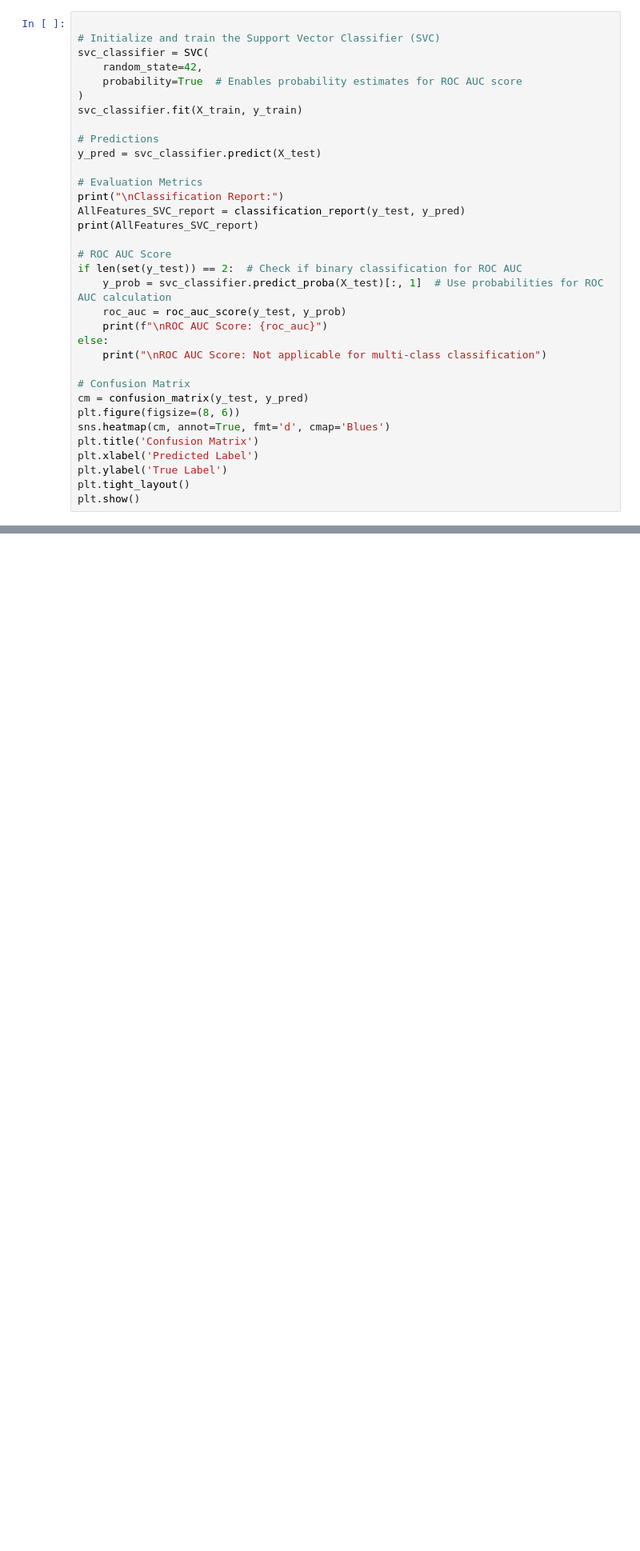
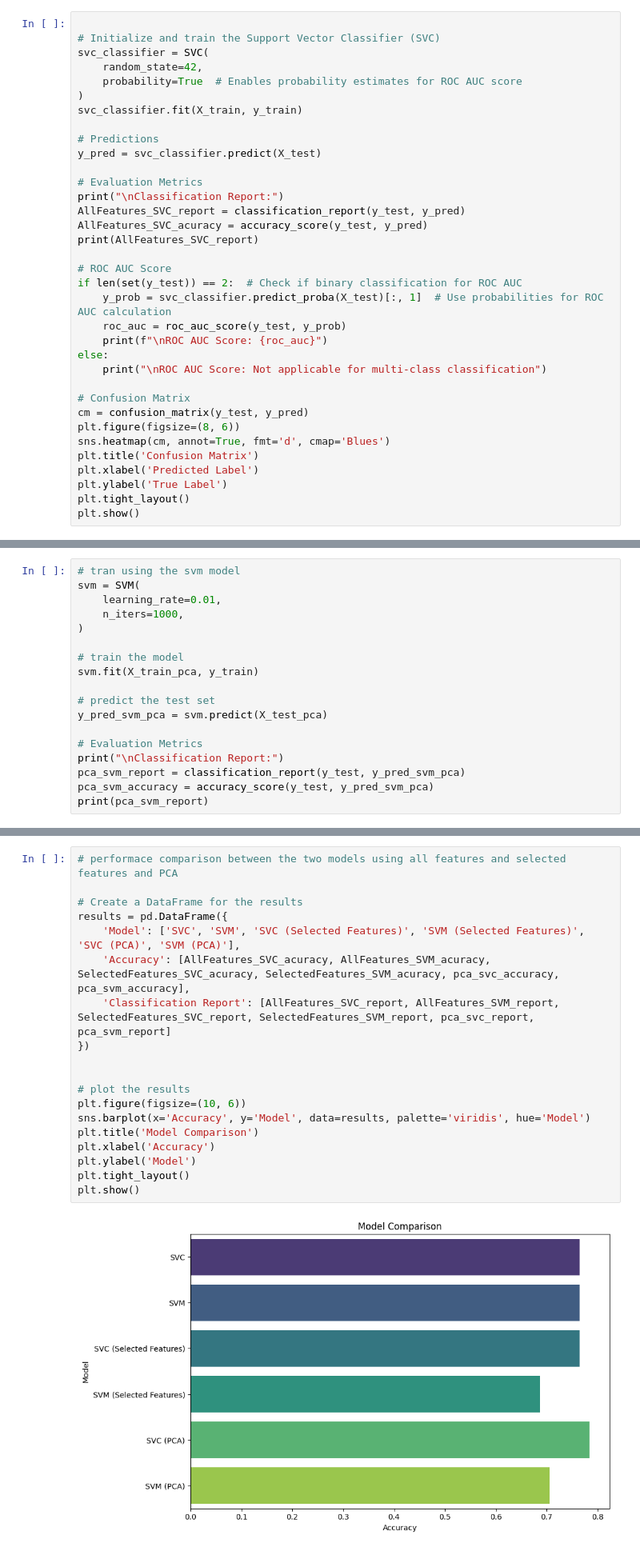
Before and after one commit to SecurDrgorP/ParkinsonML, a Jupyter notebook: ImplSVM.ipynb, the cells around one changed output, grey strips where cells are left out. Shown: that part at 80% size. Drawn from its saved outputs; the diff is of its cells as text; blank space fills up the shorter version.

```diff
--- a/ImplSVM.ipynb
+++ b/ImplSVM.ipynb
@@ -104,6 +104,7 @@ y_pred = svc_classifier.predict(X_test)
 # Evaluation Metrics
 print("\nClassification Report:")
 AllFeatures_SVC_report = classification_report(y_test, y_pred)
+AllFeatures_SVC_acuracy = accuracy_score(y_test, y_pred)
 print(AllFeatures_SVC_report)
 
 # ROC AUC Score
@@ -257,0 +368,18 @@ Principal Component Analysis (PCA) is used to reduce the dataset's dimensionalit
+# %%
+# tran using the svm model
+svm = SVM(
+    learning_rate=0.01,
+    n_iters=1000,
+)
+
+# train the model
+svm.fit(X_train_pca, y_train)
+
+# predict the test set
+y_pred_svm_pca = svm.predict(X_test_pca)
+
+# Evaluation Metrics
+print("\nClassification Report:")
+pca_svm_report = classification_report(y_test, y_pred_svm_pca)
+pca_svm_accuracy = accuracy_score(y_test, y_pred_svm_pca)
+print(pca_svm_report)
@@ -265,3 +403,24 @@ Principal Component Analysis (PCA) is used to reduce the dataset's dimensionalit
   - Performance (Accuracy, Precision, Recall, F1-Score, ROC-AUC).
   - Computational efficiency (Training and Testing Time).
 - Present results as tables and visualizations (e.g., bar plots, ROC curves).
+# %%
+# performace comparison between the two models using all features and selected features and PCA
+
+# Create a DataFrame for the results
+results = pd.DataFrame({
+    'Model': ['SVC', 'SVM', 'SVC (Selected Features)', 'SVM (Selected Features)', 'SVC (PCA)', 'SVM (PCA)'],
+    'Accuracy': [AllFeatures_SVC_acuracy, AllFeatures_SVM_acuracy, SelectedFeatures_SVC_acuracy, SelectedFeatures_SVM_acuracy, pca_svc_accuracy, pca_svm_accuracy],
+    'Classification Report': [AllFeatures_SVC_report, AllFeatures_SVM_report, SelectedFeatures_SVC_report, SelectedFeatures_SVM_report, pca_svc_report, pca_svm_report]
+})
+
+
+# plot the results
+plt.figure(figsize=(10, 6))
+sns.barplot(x='Accuracy', y='Model', data=results, palette='viridis', hue='Model')
+plt.title('Model Comparison')
+plt.xlabel('Accuracy')
+plt.ylabel('Model')
+plt.tight_layout()
+plt.show()
+# %% [output]
+[figure, added]
```
Also changed, not shown: parts of 6 cells of this notebook, 6 other files.
